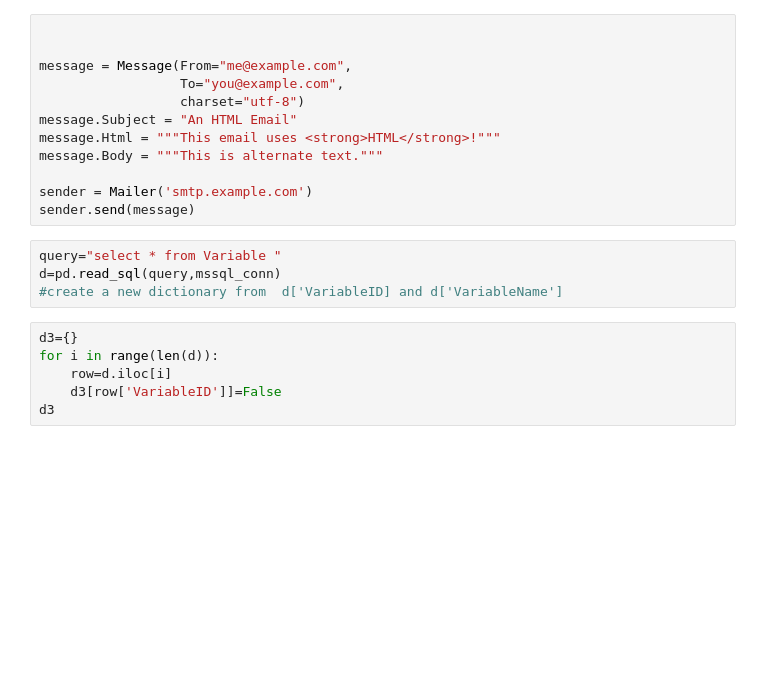
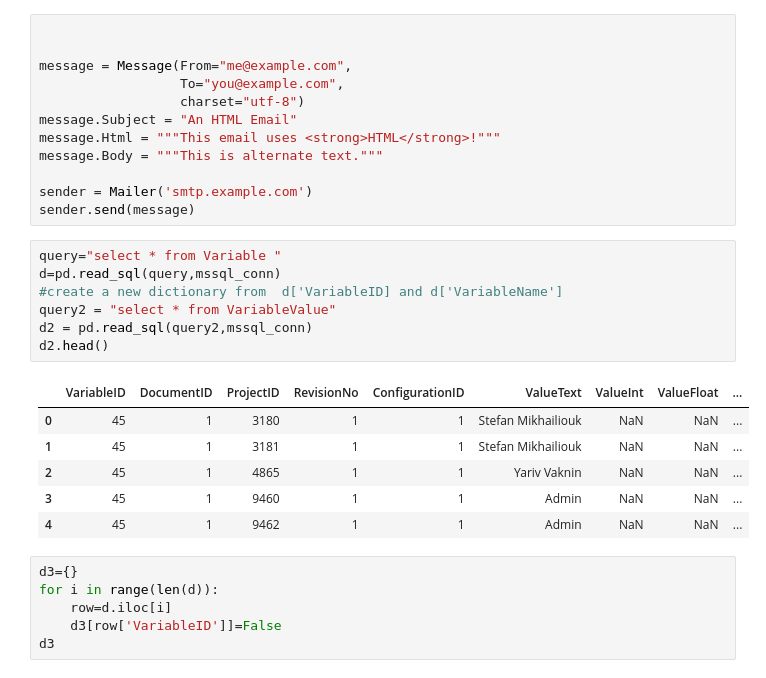
Before and after one commit to matansharon/working-with-epdm-database, a Jupyter notebook: main.ipynb, the cells around one changed output. Drawn from its saved outputs; the diff is of its cells as text; blank space fills up the shorter version.

```diff
--- a/main.ipynb
+++ b/main.ipynb
@@ -95,7 +95,17 @@ sender.send(message)
 # %%
 query="select * from Variable "
 d=pd.read_sql(query,mssql_conn)
 #create a new dictionary from  d['VariableID] and d['VariableName']
+query2 = "select * from VariableValue"
+d2 = pd.read_sql(query2,mssql_conn)
+d2.head()
+# %% [output]
+|  | VariableID | DocumentID | ProjectID | RevisionNo | ConfigurationID | ValueText | ValueInt | ValueFloat | ... |
+| 0 | 45 | 1 | 3180 | 1 | 1 | Stefan Mikhailiouk | NaN | NaN | ... |
+| 1 | 45 | 1 | 3181 | 1 | 1 | Stefan Mikhailiouk | NaN | NaN | ... |
+| 2 | 45 | 1 | 4865 | 1 | 1 | Yariv Vaknin | NaN | NaN | ... |
+| 3 | 45 | 1 | 9460 | 1 | 1 | Admin | NaN | NaN | ... |
+| 4 | 45 | 1 | 9462 | 1 | 1 | Admin | NaN | NaN | ... |
 # %%
 d3={}
 for i in range(len(d)):
```
